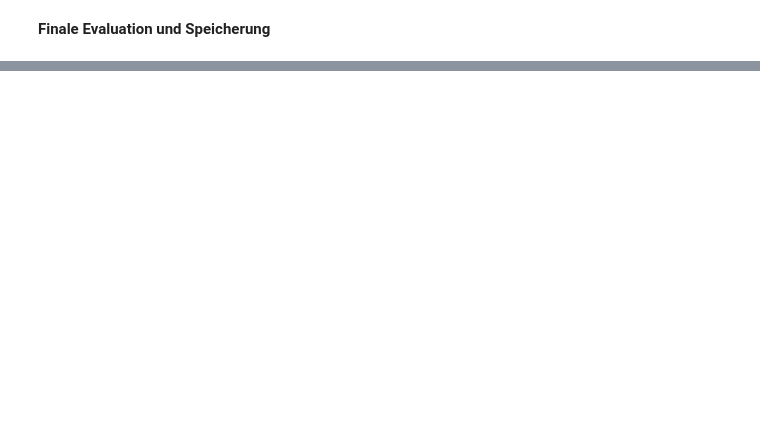
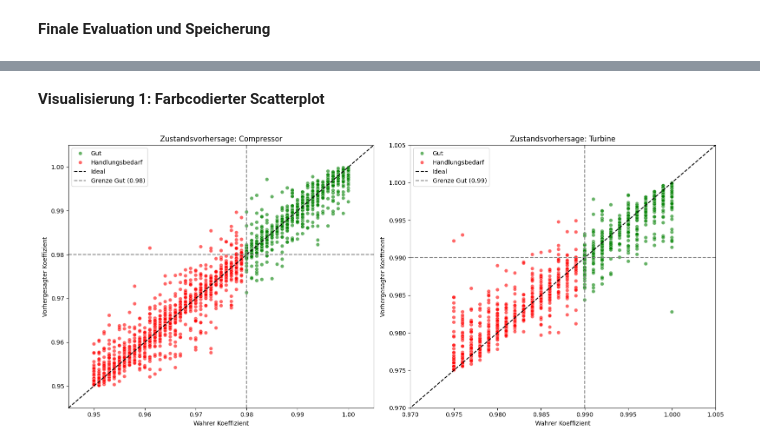
Before and after one commit to IAmBlindNotDeaf/Gas-Turbine-Degradation-Prediction, a Jupyter notebook: notebooks/04_final_model.ipynb, the cells around one changed output, grey strips where cells are left out. Drawn from its saved outputs; the diff is of its cells as text; code cells hidden in the pictures; blank space fills up the shorter version.

```diff
--- a/notebooks/04_final_model.ipynb
+++ b/notebooks/04_final_model.ipynb
@@ -141,0 +169,29 @@ R2 Score: 0.9659
+# %% [markdown]
+**Visualisierung 1: Farbcodierter Scatterplot**
+# %%
+fig, axes = plt.subplots(1, 2, figsize=(16, 7))
+state_colors = {'Gut': 'green', 'Handlungsbedarf': 'red'}
+
+for i, comp in enumerate(['compressor', 'turbine']):
+    ax = axes[i]
+    th = thresholds[comp]
+
+    sns.scatterplot(x=targets[comp]['test'], y=predictions_dict[comp], hue=true_states[comp],
+                    palette=state_colors, alpha=0.6, ax=ax, hue_order=['Gut', 'Handlungsbedarf'])
+
+    ax.plot([0.94, 1.01], [0.94, 1.01], 'k--', label='Ideal')
+
+    ax.axvline(x=th['good'], color='grey', linestyle='--', label=f'Grenze Gut ({th["good"]})')
+    ax.axhline(y=th['good'], color='grey', linestyle='--')
+
+    ax.set_title(f'Zustandsvorhersage: {comp.capitalize()}')
+    ax.set_xlabel('Wahrer Koeffizient')
+    ax.set_ylabel('Vorhergesagter Koeffizient')
+    ax.legend()
+    ax.set_xlim(min(targets[comp]['test'].min(), min(predictions_dict[comp])) - 0.005, 1.005)
+    ax.set_ylim(min(targets[comp]['test'].min(), min(predictions_dict[comp])) - 0.005, 1.005)
+
+plt.tight_layout()
+plt.show()
+# %% [output]
+[figure, added]
```
Also changed, not shown: parts of 7 cells of this notebook.
